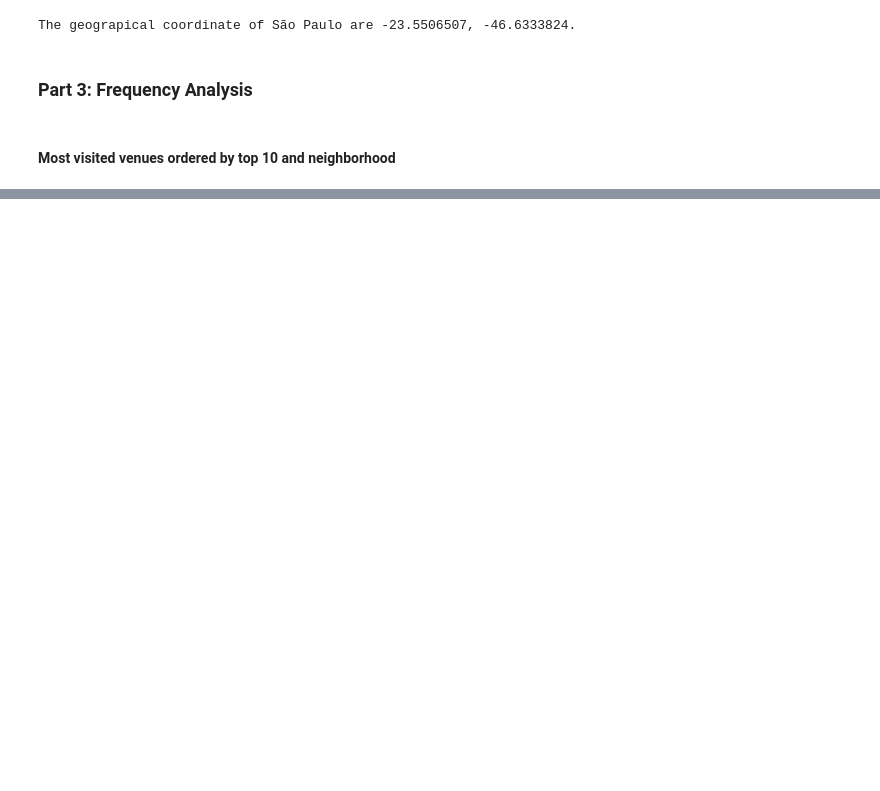
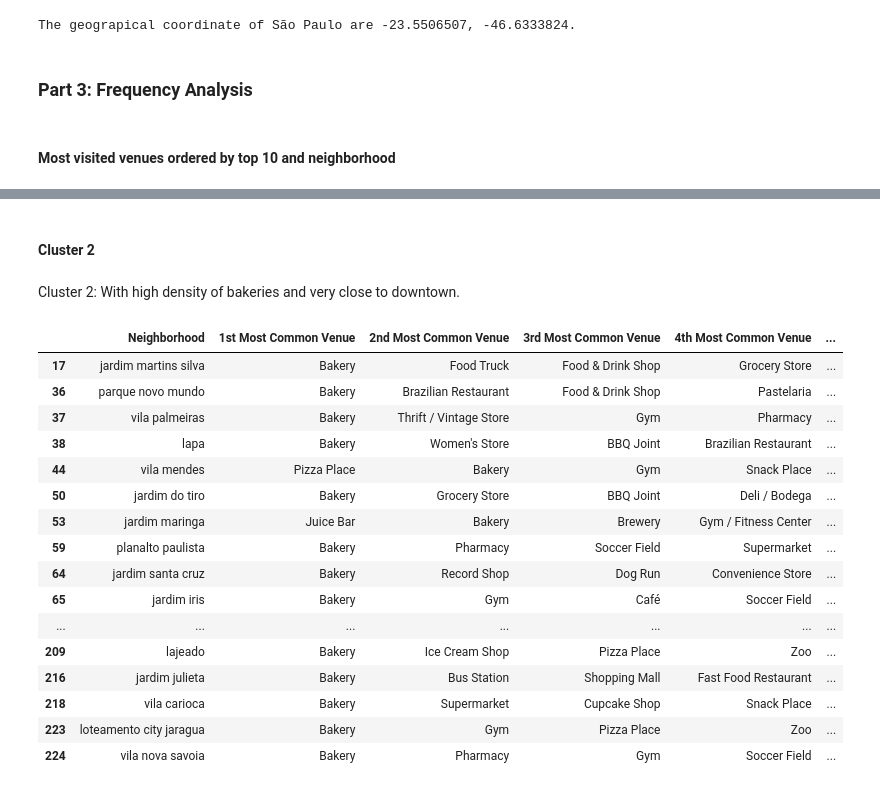
Before and after one commit to FernandoRFranca/Coursera_Capstone, a Jupyter notebook: Coursera Data Science Final Project.ipynb, the cells around one changed output, grey strips where cells are left out. Drawn from its saved outputs; the diff is of its cells as text; code cells hidden in the pictures; blank space fills up the shorter version.

```diff
--- a/Coursera Data Science Final Project.ipynb
+++ b/Coursera Data Science Final Project.ipynb
@@ -925,0 +1157,24 @@ saopaulo_map_with_venues = map_creator(saopaulo_venues, latitude=saopaulo_coordi
+# %% [markdown]
+#### Cluster 2
+# %% [markdown]
+Cluster 2: With high density of bakeries and very close to downtown.
+# %%
+saopaulo_merged.loc[saopaulo_merged['Cluster Labels'] == 2, saopaulo_merged.columns[[0] + list(range(4, saopaulo_merged.shape[1]))]].head(30)
+# %% [output]
+|  | Neighborhood | 1st Most Common Venue | 2nd Most Common Venue | 3rd Most Common Venue | 4th Most Common Venue | ... |
+| 17 | jardim martins silva | Bakery | Food Truck | Food & Drink Shop | Grocery Store | ... |
+| 36 | parque novo mundo | Bakery | Brazilian Restaurant | Food & Drink Shop | Pastelaria | ... |
+| 37 | vila palmeiras | Bakery | Thrift / Vintage Store | Gym | Pharmacy | ... |
+| 38 | lapa | Bakery | Women's Store | BBQ Joint | Brazilian Restaurant | ... |
+| 44 | vila mendes | Pizza Place | Bakery | Gym | Snack Place | ... |
+| 50 | jardim do tiro | Bakery | Grocery Store | BBQ Joint | Deli / Bodega | ... |
+| 53 | jardim maringa | Juice Bar | Bakery | Brewery | Gym / Fitness Center | ... |
+| 59 | planalto paulista | Bakery | Pharmacy | Soccer Field | Supermarket | ... |
+| 64 | jardim santa cruz | Bakery | Record Shop | Dog Run | Convenience Store | ... |
+| 65 | jardim iris | Bakery | Gym | Café | Soccer Field | ... |
+| ... | ... | ... | ... | ... | ... | ... |
+| 209 | lajeado | Bakery | Ice Cream Shop | Pizza Place | Zoo | ... |
+| 216 | jardim julieta | Bakery | Bus Station | Shopping Mall | Fast Food Restaurant | ... |
+| 218 | vila carioca | Bakery | Supermarket | Cupcake Shop | Snack Place | ... |
+| 223 | loteamento city jaragua | Bakery | Gym | Pizza Place | Zoo | ... |
+| 224 | vila nova savoia | Bakery | Pharmacy | Gym | Soccer Field | ... |
```
Also changed, not shown: parts of 51 cells of this notebook, 1 other file.
